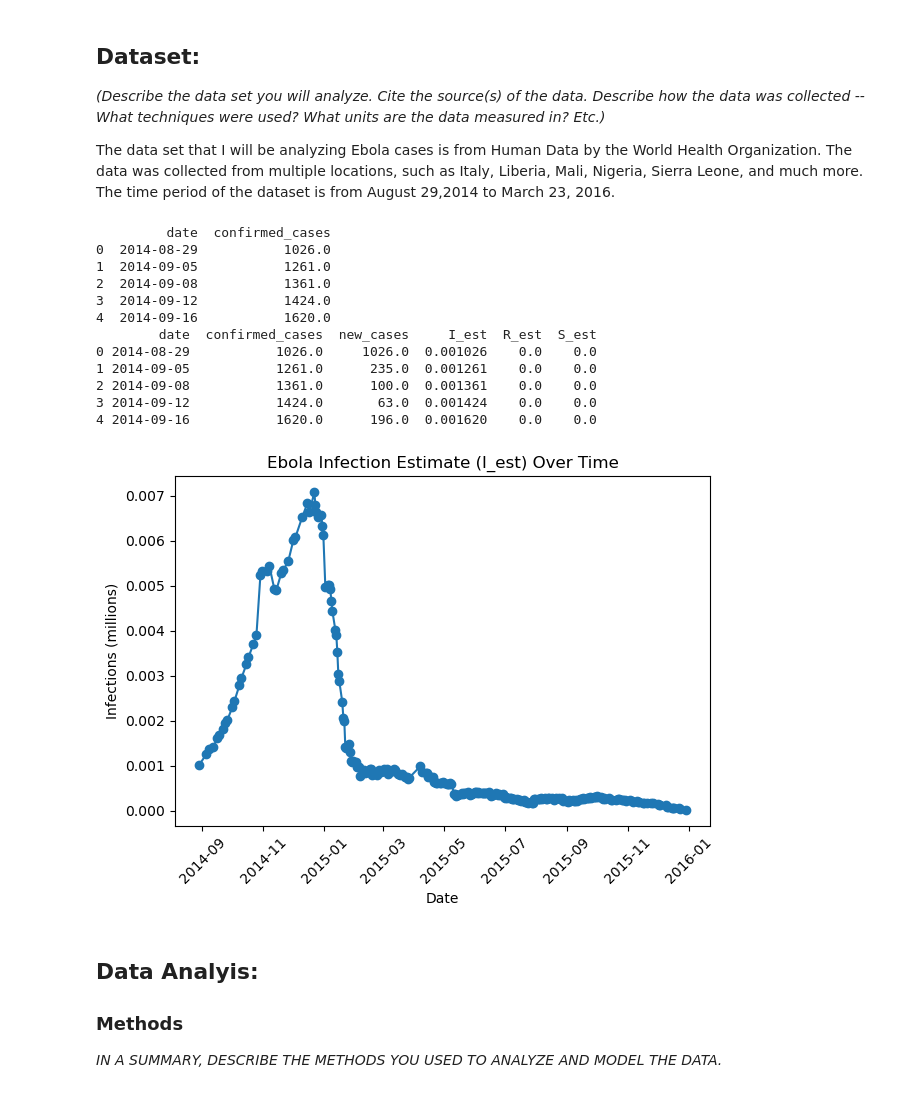
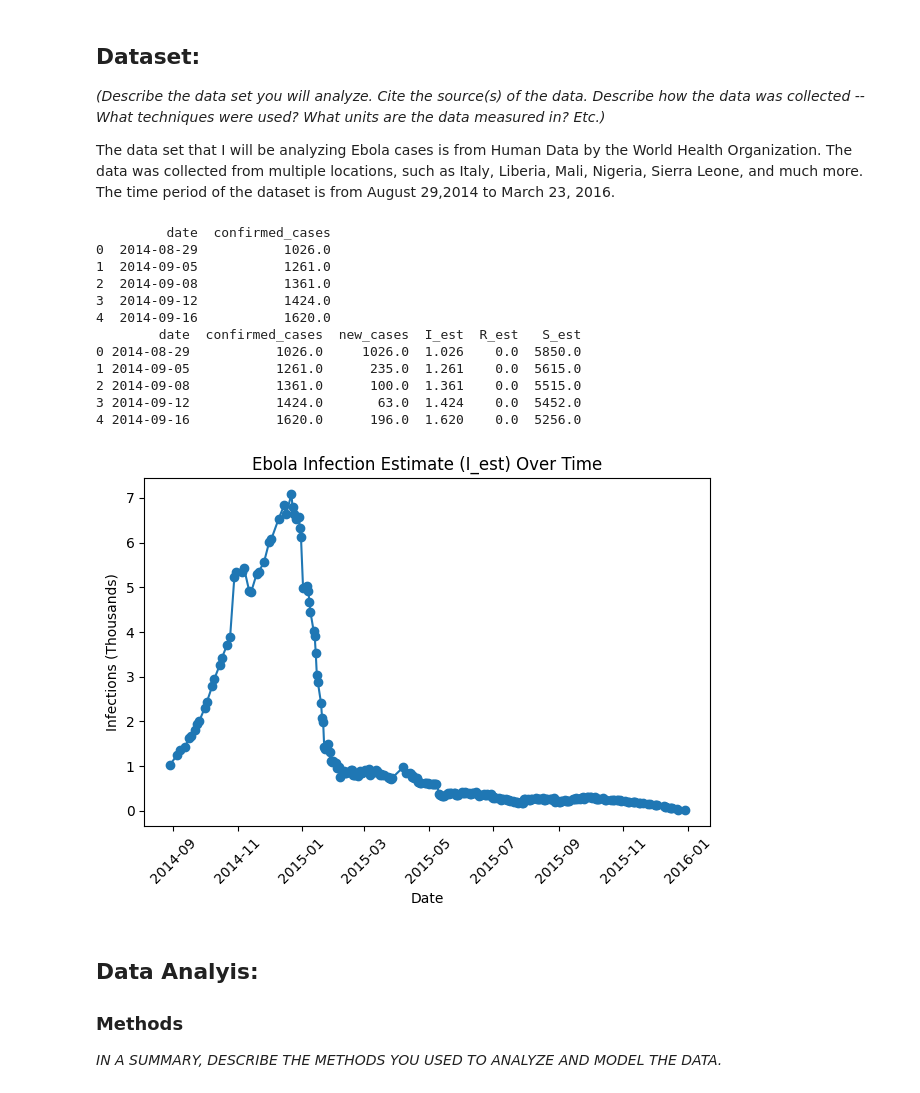
Before and after one commit to esther-akinade/Module4_Ebola-, a Jupyter notebook: FUNG2_AKINADE_WORRALL_MODULE_4.ipynb, the cells around one changed output. Cells and saved outputs as stored; diff of their text form; code cells hidden in the pictures.

```diff
--- a/FUNG2_AKINADE_WORRALL_MODULE_4.ipynb
+++ b/FUNG2_AKINADE_WORRALL_MODULE_4.ipynb
@@ -76,7 +76,7 @@ print(df.head())   # show first few rows
 df['date'] = pd.to_datetime(df['date'])
 
 # 2. Convert cumulative cases to S, I, R estimates
-N = 6876000 / 1e6   # population in millions
+N = 6876000 / 1e3   # population in thousands
 
 data_sir = convert_cumulative_to_SIR(
     df,
@@ -84,43 +84,43 @@ data_sir = convert_cumulative_to_SIR(
     cumulative_col='confirmed_cases',
     population=N,
     infectious_period=21,
     new_case_col='new_cases',
     I_col='I_est',
     R_col='R_est',
     S_col='S_est'
 )
 
-# Convert to millions for plotting
-data_sir['I_est'] = data_sir['I_est'] / 1e6
+# Convert to thousands for plotting
+data_sir['I_est'] = data_sir['I_est'] / 1e3
 
 print(data_sir.head())  # confirm values look correct
 
 # 3. Plot S, I, R over time
 plt.plot(data_sir['date'], data_sir['I_est'], marker='o')
 
 plt.xlabel('Date')
-plt.ylabel('Infections (millions)')
+plt.ylabel('Infections (Thousands)')
 plt.title('Ebola Infection Estimate (I_est) Over Time')
 
 # Rotate x-axis labels for readability
 plt.xticks(rotation=45)
 
 plt.tight_layout()
 plt.show()
 # %% [output]
          date  confirmed_cases
 0  2014-08-29           1026.0
 1  2014-09-05           1261.0
 2  2014-09-08           1361.0
 3  2014-09-12           1424.0
 4  2014-09-16           1620.0
-        date  confirmed_cases  new_cases     I_est  R_est  S_est
-0 2014-08-29           1026.0     1026.0  0.001026    0.0    0.0
-1 2014-09-05           1261.0      235.0  0.001261    0.0    0.0
-2 2014-09-08           1361.0      100.0  0.001361    0.0    0.0
-3 2014-09-12           1424.0       63.0  0.001424    0.0    0.0
-4 2014-09-16           1620.0      196.0  0.001620    0.0    0.0
+        date  confirmed_cases  new_cases  I_est  R_est   S_est
+0 2014-08-29           1026.0     1026.0  1.026    0.0  5850.0
+1 2014-09-05           1261.0      235.0  1.261    0.0  5615.0
+2 2014-09-08           1361.0      100.0  1.361    0.0  5515.0
+3 2014-09-12           1424.0       63.0  1.424    0.0  5452.0
+4 2014-09-16           1620.0      196.0  1.620    0.0  5256.0
-[figure, old version]
+[figure, new version]
 # %% [markdown]
 ## Data Analyis:
 
```
Also changed, not shown: parts of 2 cells of this notebook.
